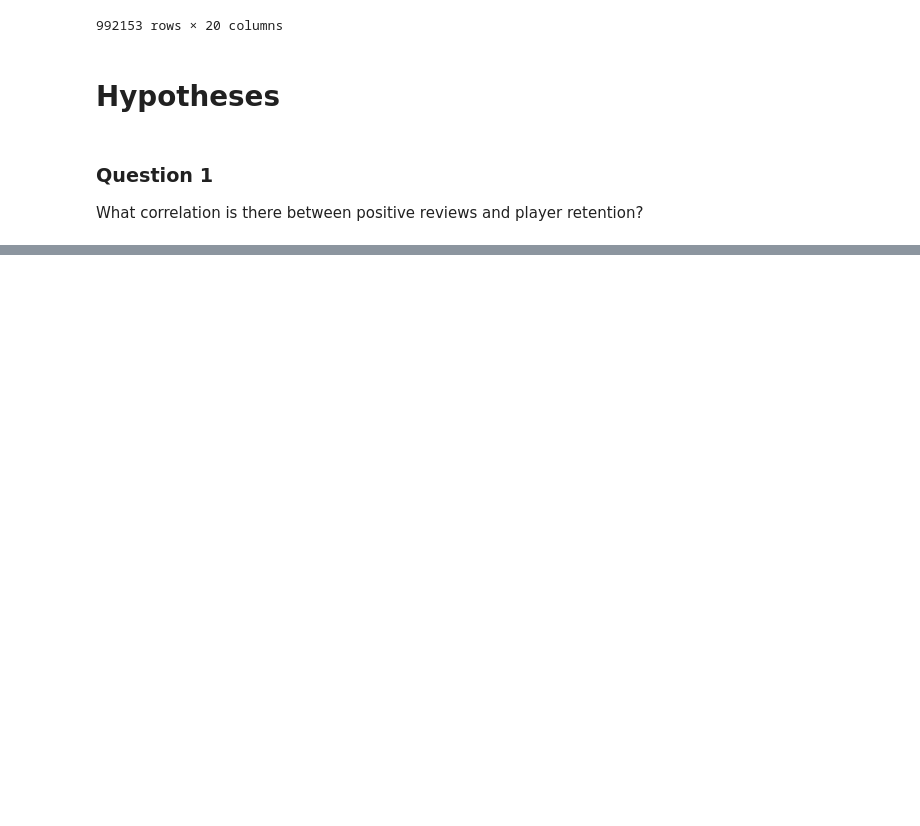
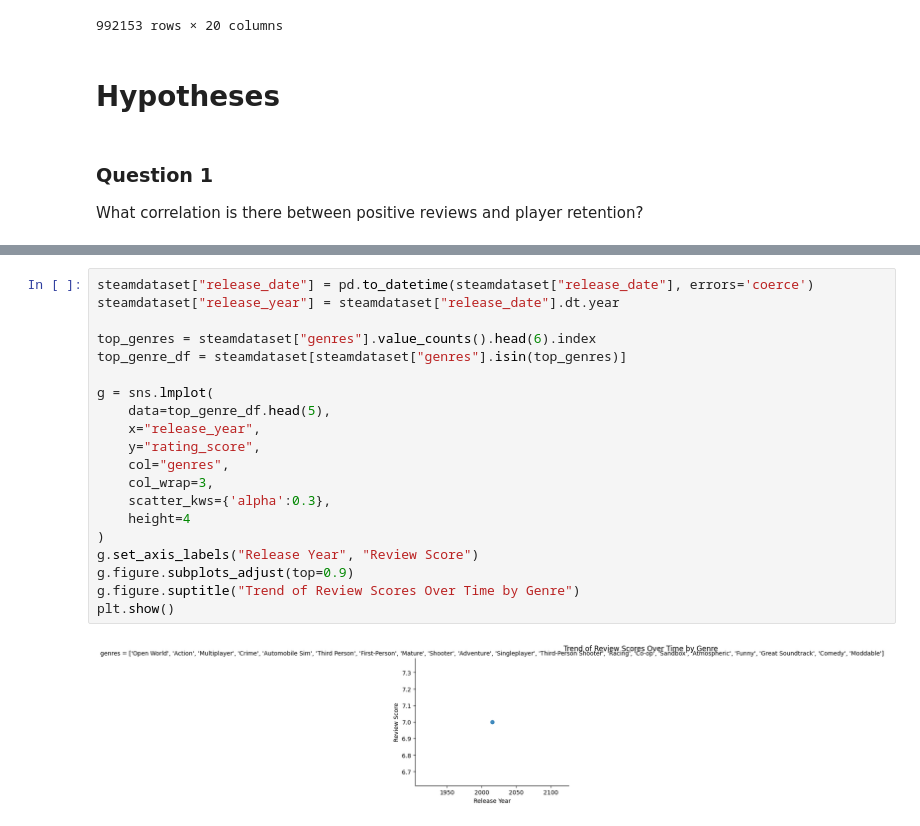
Before and after one commit to sjsu-cs133-f25/gamers-steamreviews-games, a Jupyter notebook: notebooks/02_visual_analytics.ipynb, the cells around one changed output, grey strips where cells are left out. Cells and saved outputs as stored; diff of their text form; blank space fills up the shorter version.

Commit message:
started question 2
some issues with displaying the genres properly

```diff
--- a/notebooks/02_visual_analytics.ipynb
+++ b/notebooks/02_visual_analytics.ipynb
@@ -201,0 +213,22 @@ As we can see from the data, games with more positive ratings have more overall
+# %%
+steamdataset["release_date"] = pd.to_datetime(steamdataset["release_date"], errors='coerce')
+steamdataset["release_year"] = steamdataset["release_date"].dt.year
+
+top_genres = steamdataset["genres"].value_counts().head(6).index
+top_genre_df = steamdataset[steamdataset["genres"].isin(top_genres)]
+
+g = sns.lmplot(
+    data=top_genre_df.head(5),
+    x="release_year",
+    y="rating_score",
+    col="genres",
+    col_wrap=3,
+    scatter_kws={'alpha':0.3},
+    height=4
+)
+g.set_axis_labels("Release Year", "Review Score")
+g.figure.subplots_adjust(top=0.9)
+g.figure.suptitle("Trend of Review Scores Over Time by Genre")
+plt.show()
+# %% [output]
+[figure, added]
```
Also changed, not shown: parts of 5 cells of this notebook.
